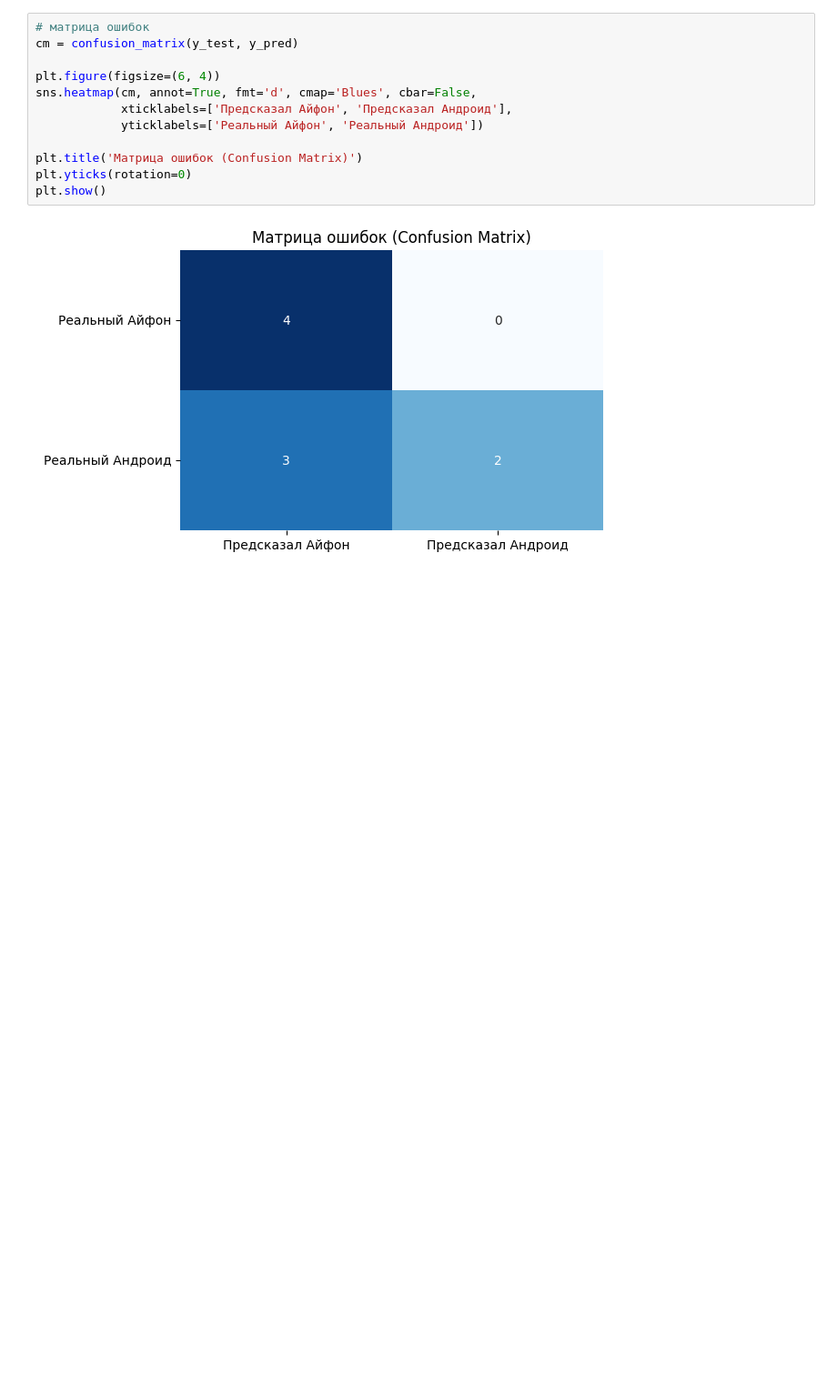
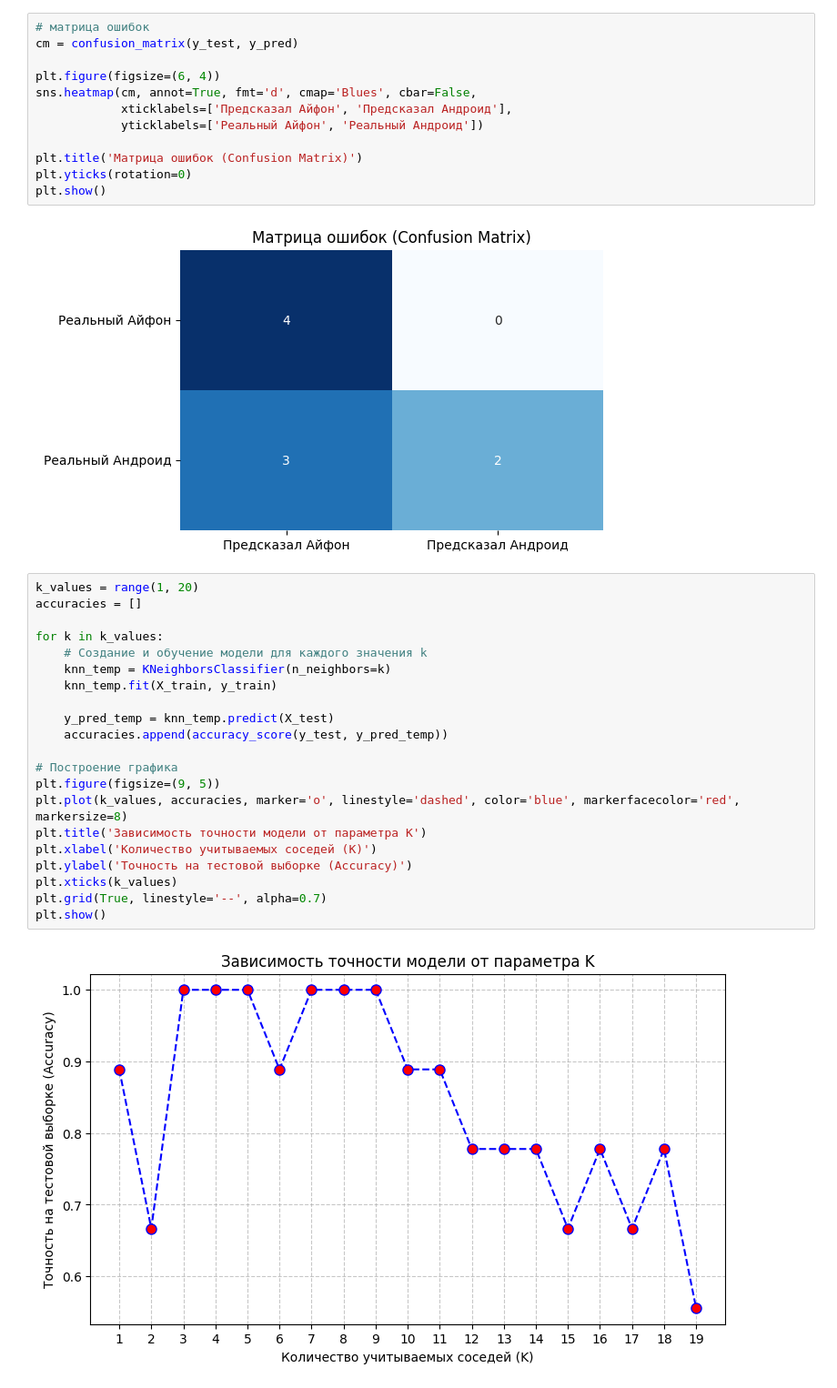
Before and after one commit to DungeonProgger/IOS-Android, a Jupyter notebook: Main.ipynb, the cells around one changed output. Shown at 91% size. Drawn from its saved outputs; the diff is of its cells as text; blank space fills up the shorter version.

Commit message:
[UPD] add k chart

```diff
--- a/Main.ipynb
+++ b/Main.ipynb
@@ -101,3 +101,26 @@ plt.yticks(rotation=0)
 plt.show()
 # %% [output]
 [figure]
+# %%
+k_values = range(1, 20)
+accuracies = []
+
+for k in k_values:
+    # Создание и обучение модели для каждого значения k
+    knn_temp = KNeighborsClassifier(n_neighbors=k)
+    knn_temp.fit(X_train, y_train)
+
+    y_pred_temp = knn_temp.predict(X_test)
+    accuracies.append(accuracy_score(y_test, y_pred_temp))
+
+# Построение графика
+plt.figure(figsize=(9, 5))
+plt.plot(k_values, accuracies, marker='o', linestyle='dashed', color='blue', markerfacecolor='red', markersize=8)
+plt.title('Зависимость точности модели от параметра K')
+plt.xlabel('Количество учитываемых соседей (K)')
+plt.ylabel('Точность на тестовой выборке (Accuracy)')
+plt.xticks(k_values)
+plt.grid(True, linestyle='--', alpha=0.7)
+plt.show()
+# %% [output]
+[figure, added]
```
Also changed, not shown: parts of 1 cell of this notebook.
